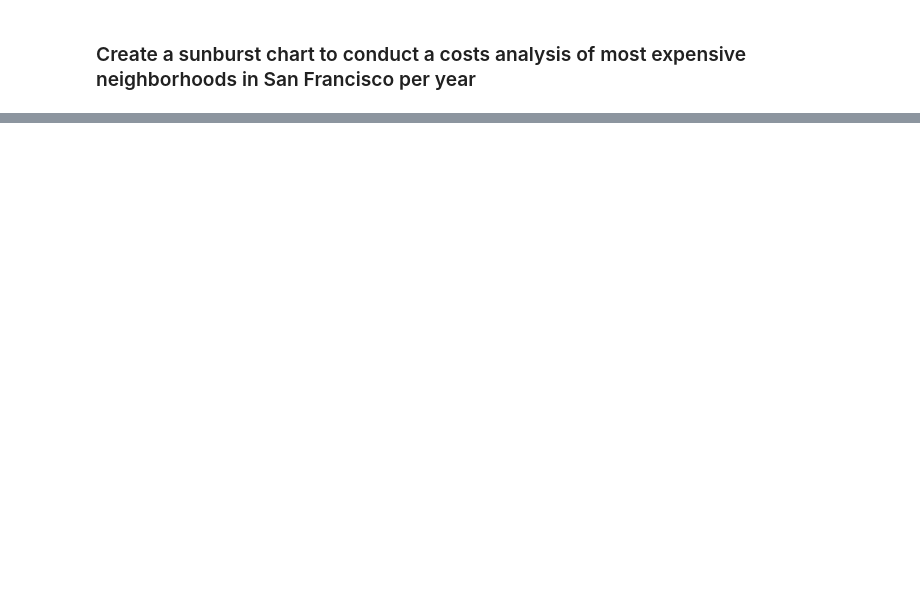
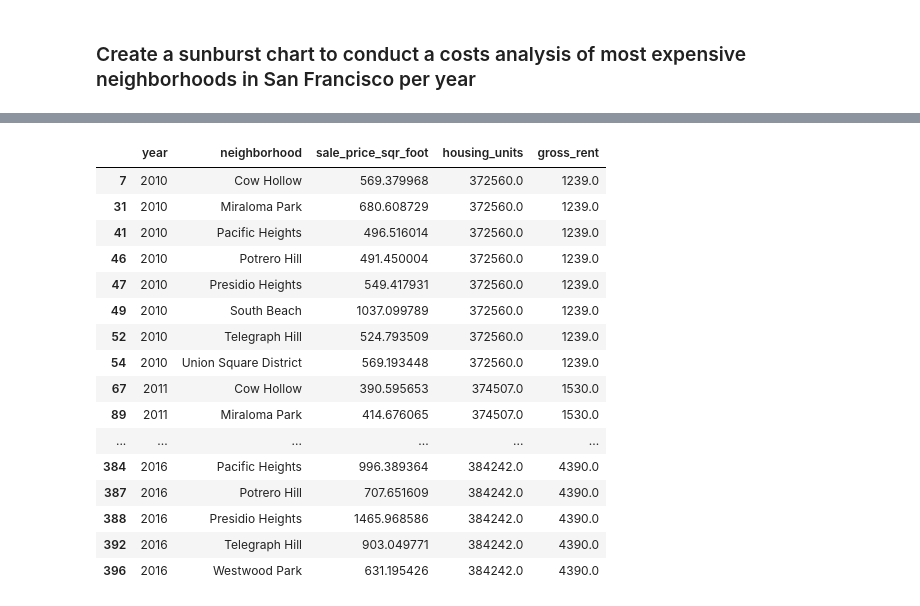
Before and after one commit to gokhanunal34/pyvizApplications, a Jupyter notebook: rental_analysis.ipynb, the cells around one changed output, grey strips where cells are left out. Cells and saved outputs as stored; diff of their text form; code cells hidden in the pictures; blank space fills up the shorter version.

```diff
--- a/rental_analysis.ipynb
+++ b/rental_analysis.ipynb
@@ -128,11 +156,15 @@ In this section, you will use hvplot to create two interactive visulizations of
 **Hint:** It will be easier to create a new DataFrame from grouping the data and calculating the mean prices for each year and neighborhood
 # %%
 # Group by year and neighborhood and then create a new dataframe of the mean values
+
 new_sfo_data = sfo_data.groupby(["year", "neighborhood"]).mean()
-new_avg_price_df = new_sfo_data["sale_price_sqr_foot"].reset_index()
 
-new_sfo_data
-#new_avg_price_df
+new_avg_price_df = pd.DataFrame(new_sfo_data)
+
+#new_sfo_data = new_sfo_data.reset_index()
+
+#new_sfo_data
+new_avg_price_df
 # %% [output]
 |  |  | sale_price_sqr_foot | housing_units | gross_rent |
 | year | neighborhood |  |  |  |
@@ -268,0 +406,6 @@ In this section, you will use Plotly express to create visualizations that inves
+# %%
+top_ten_most_expensive_df
+
+new_avg_price_df = new_avg_price_df.reset_index()
+
+new_avg_price_df
@@ -269,5 +426,5 @@ In this section, you will use Plotly express to create visualizations that inves
 # %%
 # Fetch the data from all expensive neighborhoods per year.
-df_expensive_neighborhoods_per_year = df_costs[df_costs["neighborhood"].isin(df_expensive_neighborhoods["neighborhood"])]
+df_expensive_neighborhoods_per_year = new_avg_price_df[new_avg_price_df["neighborhood"].isin(top_ten_most_expensive_df["neighborhood"])]
 df_expensive_neighborhoods_per_year.head()
 # %% [output]
@@ -293,0 +457,20 @@ NameError: name 'df_costs' is not defined
+# %%
+df_expensive_neighborhoods_per_year
+# %% [output]
+|  | year | neighborhood | sale_price_sqr_foot | housing_units | gross_rent |
+| 7 | 2010 | Cow Hollow | 569.379968 | 372560.0 | 1239.0 |
+| 31 | 2010 | Miraloma Park | 680.608729 | 372560.0 | 1239.0 |
+| 41 | 2010 | Pacific Heights | 496.516014 | 372560.0 | 1239.0 |
+| 46 | 2010 | Potrero Hill | 491.450004 | 372560.0 | 1239.0 |
+| 47 | 2010 | Presidio Heights | 549.417931 | 372560.0 | 1239.0 |
+| 49 | 2010 | South Beach | 1037.099789 | 372560.0 | 1239.0 |
+| 52 | 2010 | Telegraph Hill | 524.793509 | 372560.0 | 1239.0 |
+| 54 | 2010 | Union Square District | 569.193448 | 372560.0 | 1239.0 |
+| 67 | 2011 | Cow Hollow | 390.595653 | 374507.0 | 1530.0 |
+| 89 | 2011 | Miraloma Park | 414.676065 | 374507.0 | 1530.0 |
+| ... | ... | ... | ... | ... | ... |
+| 384 | 2016 | Pacific Heights | 996.389364 | 384242.0 | 4390.0 |
+| 387 | 2016 | Potrero Hill | 707.651609 | 384242.0 | 4390.0 |
+| 388 | 2016 | Presidio Heights | 1465.968586 | 384242.0 | 4390.0 |
+| 392 | 2016 | Telegraph Hill | 903.049771 | 384242.0 | 4390.0 |
+| 396 | 2016 | Westwood Park | 631.195426 | 384242.0 | 4390.0 |
```
Also changed, not shown: parts of 27 cells of this notebook, 2 other files.
